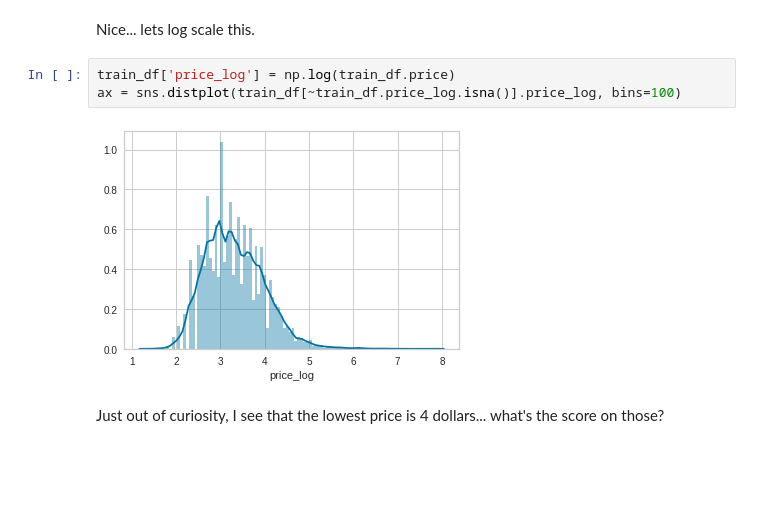
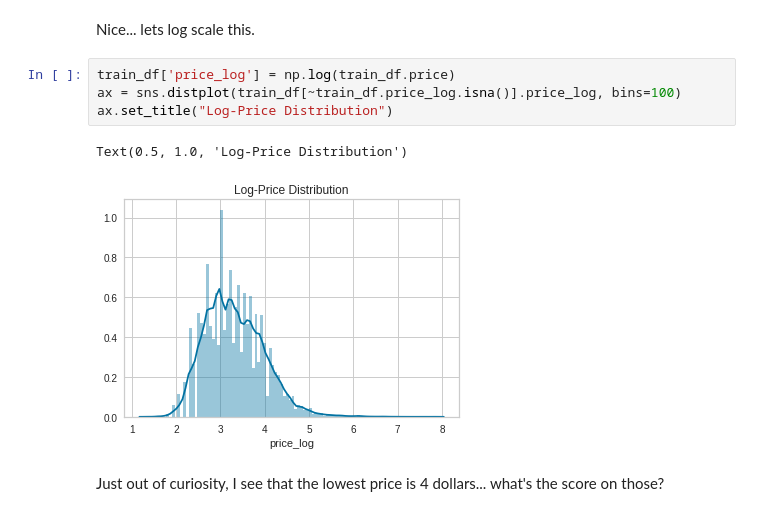
Before and after one commit to AustinDoolittle/WineReviewsNLP, a Jupyter notebook: EDA.ipynb, the cells around one changed output. Saved outputs shown, nothing was run; the diff lists cells and outputs as text; blank space fills up the shorter version.

```diff
--- a/EDA.ipynb
+++ b/EDA.ipynb
@@ -181,8 +184,10 @@ Nice... lets log scale this.
 # %%
 train_df['price_log'] = np.log(train_df.price)
 ax = sns.distplot(train_df[~train_df.price_log.isna()].price_log, bins=100)
+ax.set_title("Log-Price Distribution")
 # %% [output]
+Text(0.5, 1.0, 'Log-Price Distribution')
-[figure, old version]
+[figure, new version]
 # %% [markdown]
 Just out of curiosity, I see that the lowest price is 4 dollars... what's the score on those?
 # %%
```
Also changed, not shown: parts of 39 cells of this notebook, 3 other files.
